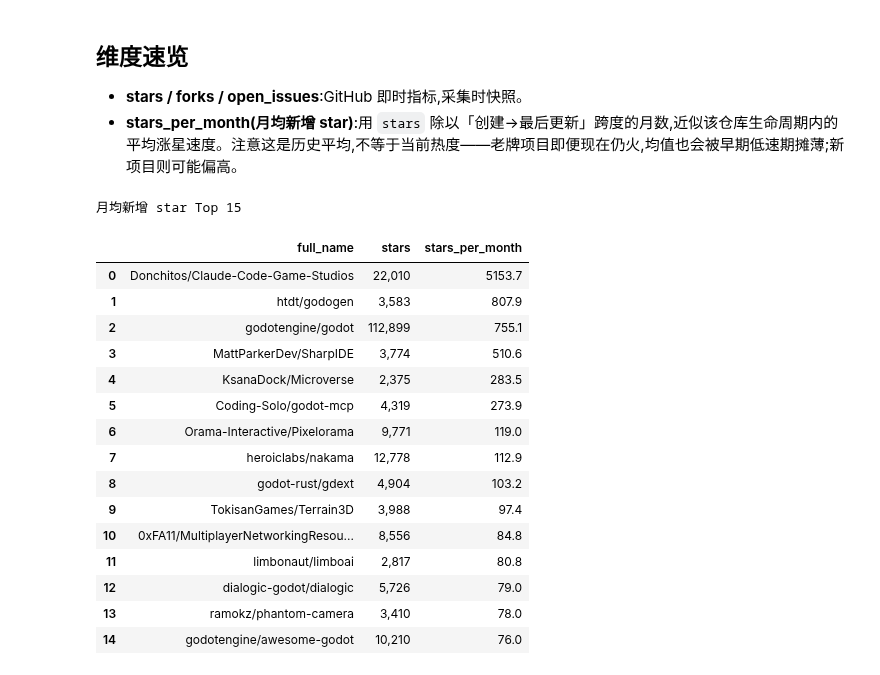
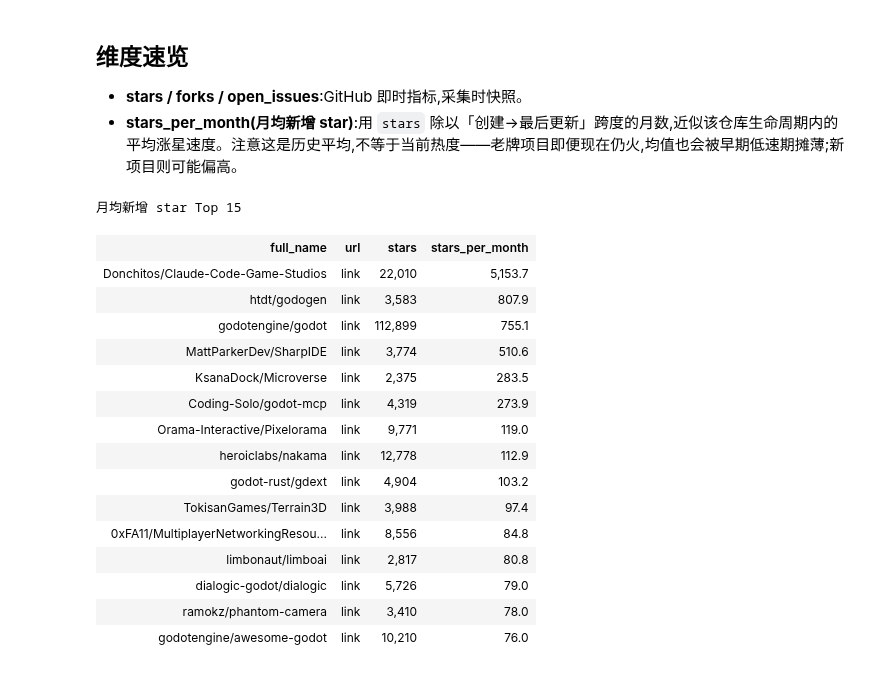
Before and after one commit to host452b/godot_toolchain, a Jupyter notebook: godot_repos_matrix.ipynb, the cells around one changed output. Cells and saved outputs as stored; diff of their text form; code cells hidden in the pictures.

Commit message:
fix: render matrix with inline-style cell colors so GitHub shows colors online
Co-Authored-By: Claude Opus 4.8 (1M context) <noreply@anthropic.com>

```diff
--- a/godot_repos_matrix.ipynb
+++ b/godot_repos_matrix.ipynb
@@ -10,6 +10,8 @@
 # %%
 import sqlite3
 import pandas as pd
+import matplotlib
+from IPython.display import HTML
 
 conn = sqlite3.connect('godot.db')
 df = pd.read_sql_query(
@@ -17,15 +19,15 @@ df = pd.read_sql_query(
     conn,
 )
 conn.close()
+
+# 月均新增 star = stars / 从创建到最后更新的月数(至少按 1 个月计,避免除零)
+created = pd.to_datetime(df['created_at'], utc=True)
+updated = pd.to_datetime(df['updated_at'], utc=True)
+active_months = ((updated - created).dt.days / 30.44).clip(lower=1.0)
+df['stars_per_month'] = (df['stars'] / active_months).round(1)
+df = (df.drop(columns=['created_at', 'updated_at'])
+        .sort_values('stars', ascending=False)
+        .reset_index(drop=True))
 len(df)
 # %% [output]
 51
-# %%
-# 月均新增 star = stars / 从创建到最后更新的月数(至少按 1 个月计,避免除零)
-created = pd.to_datetime(df['created_at'], utc=True)
-updated = pd.to_datetime(df['updated_at'], utc=True)
-active_months = ((updated - created).dt.days / 30.44).clip(lower=1.0)
-df['stars_per_month'] = (df['stars'] / active_months).round(1)
-df = df.drop(columns=['created_at', 'updated_at'])
-df = df.sort_values('stars', ascending=False).reset_index(drop=True)
-df.head()
@@ -89,27 +108,26 @@ Godot 生态仓库颜色矩阵 — 按 stars 降序
 - **stars_per_month(月均新增 star)**:用 `stars` 除以「创建→最后更新」跨度的月数,近似该仓库生命周期内的平均涨星速度。注意这是历史平均,不等于当前热度——老牌项目即便现在仍火,均值也会被早期低速期摊薄;新项目则可能偏高。
 # %%
 # 月均涨星 Top 15(换个角度看“增长效率”而非绝对体量)
-top_growth = df.sort_values('stars_per_month', ascending=False).head(15).reset_index(drop=True)
-(top_growth[['full_name', 'stars', 'stars_per_month']]
-    .style
-    .background_gradient(cmap='Greens', subset=['stars_per_month'])
-    .format({'stars': '{:,}', 'stars_per_month': '{:.1f}'})
-    .set_caption('月均新增 star Top 15'))
+top_growth = (df.sort_values('stars_per_month', ascending=False)
+                .head(15)
+                [['full_name', 'url', 'stars', 'stars_per_month']]
+                .reset_index(drop=True))
+render_matrix(top_growth, '月均新增 star Top 15')
 # %% [output]
 月均新增 star Top 15
-|  | full_name | stars | stars_per_month |
-| 0 | Donchitos/Claude-Code-Game-Studios | 22,010 | 5153.7 |
-| 1 | htdt/godogen | 3,583 | 807.9 |
-| 2 | godotengine/godot | 112,899 | 755.1 |
-| 3 | MattParkerDev/SharpIDE | 3,774 | 510.6 |
-| 4 | KsanaDock/Microverse | 2,375 | 283.5 |
-| 5 | Coding-Solo/godot-mcp | 4,319 | 273.9 |
-| 6 | Orama-Interactive/Pixelorama | 9,771 | 119.0 |
-| 7 | heroiclabs/nakama | 12,778 | 112.9 |
-| 8 | godot-rust/gdext | 4,904 | 103.2 |
-| 9 | TokisanGames/Terrain3D | 3,988 | 97.4 |
-| 10 | 0xFA11/MultiplayerNetworkingResou... | 8,556 | 84.8 |
-| 11 | limbonaut/limboai | 2,817 | 80.8 |
-| 12 | dialogic-godot/dialogic | 5,726 | 79.0 |
-| 13 | ramokz/phantom-camera | 3,410 | 78.0 |
-| 14 | godotengine/awesome-godot | 10,210 | 76.0 |
+| full_name | url | stars | stars_per_month |
+| Donchitos/Claude-Code-Game-Studios | link | 22,010 | 5,153.7 |
+| htdt/godogen | link | 3,583 | 807.9 |
+| godotengine/godot | link | 112,899 | 755.1 |
+| MattParkerDev/SharpIDE | link | 3,774 | 510.6 |
+| KsanaDock/Microverse | link | 2,375 | 283.5 |
+| Coding-Solo/godot-mcp | link | 4,319 | 273.9 |
+| Orama-Interactive/Pixelorama | link | 9,771 | 119.0 |
+| heroiclabs/nakama | link | 12,778 | 112.9 |
+| godot-rust/gdext | link | 4,904 | 103.2 |
+| TokisanGames/Terrain3D | link | 3,988 | 97.4 |
+| 0xFA11/MultiplayerNetworkingResou... | link | 8,556 | 84.8 |
+| limbonaut/limboai | link | 2,817 | 80.8 |
+| dialogic-godot/dialogic | link | 5,726 | 79.0 |
+| ramokz/phantom-camera | link | 3,410 | 78.0 |
+| godotengine/awesome-godot | link | 10,210 | 76.0 |
```
Also changed, not shown: parts of 4 cells of this notebook, 1 other file.
